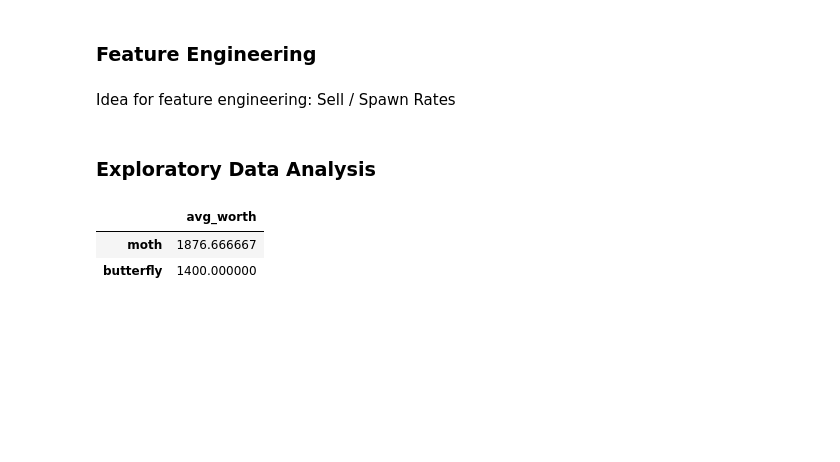
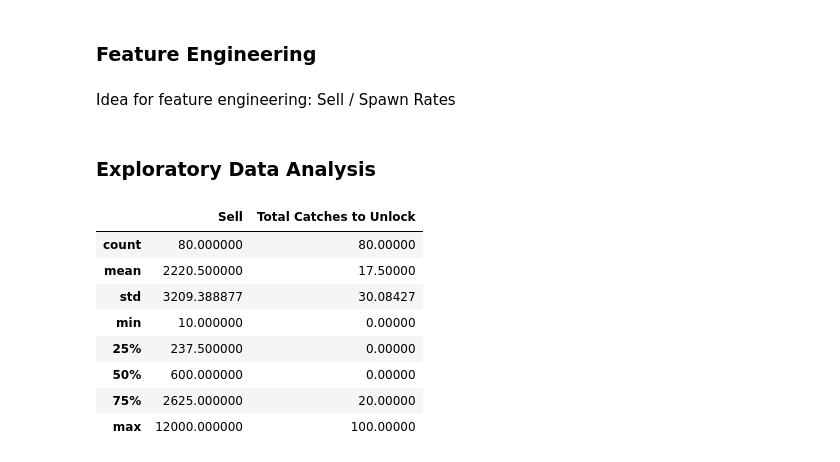
Before and after one commit to KwameTaylor/its-raining-bells_animal-crossing-new-horizons, a Jupyter notebook: its-raining-bells-hallelujah.ipynb, the cells around one changed output. Cells and saved outputs as stored; diff of their text form; code cells hidden in the pictures; blank space fills up the shorter version.

```diff
--- a/its-raining-bells-hallelujah.ipynb
+++ b/its-raining-bells-hallelujah.ipynb
@@ -90,9 +92,12 @@ butterfly_avg = insects[insects['Name'].str.contains('butterfly')].Sell.mean()
-# %%
-avg_worth_by_group_insects = pd.DataFrame([moth_avg, butterfly_avg], ['moth', 'butterfly'])
-avg_worth_by_group_insects = avg_worth_by_group_insects.rename(columns={0: "avg_worth"})
-
-avg_worth_by_group_insects
-# %% [output]
-|  | avg_worth |
-| moth | 1876.666667 |
-| butterfly | 1400.000000 |
+# %%
+insects.describe()
+# %% [output]
+|  | Sell | Total Catches to Unlock |
+| count | 80.000000 | 80.00000 |
+| mean | 2220.500000 | 17.50000 |
+| std | 3209.388877 | 30.08427 |
+| min | 10.000000 | 0.00000 |
+| 25% | 237.500000 | 0.00000 |
+| 50% | 600.000000 | 0.00000 |
+| 75% | 2625.000000 | 20.00000 |
+| max | 12000.000000 | 100.00000 |
```
Also changed, not shown: parts of 7 cells of this notebook.
